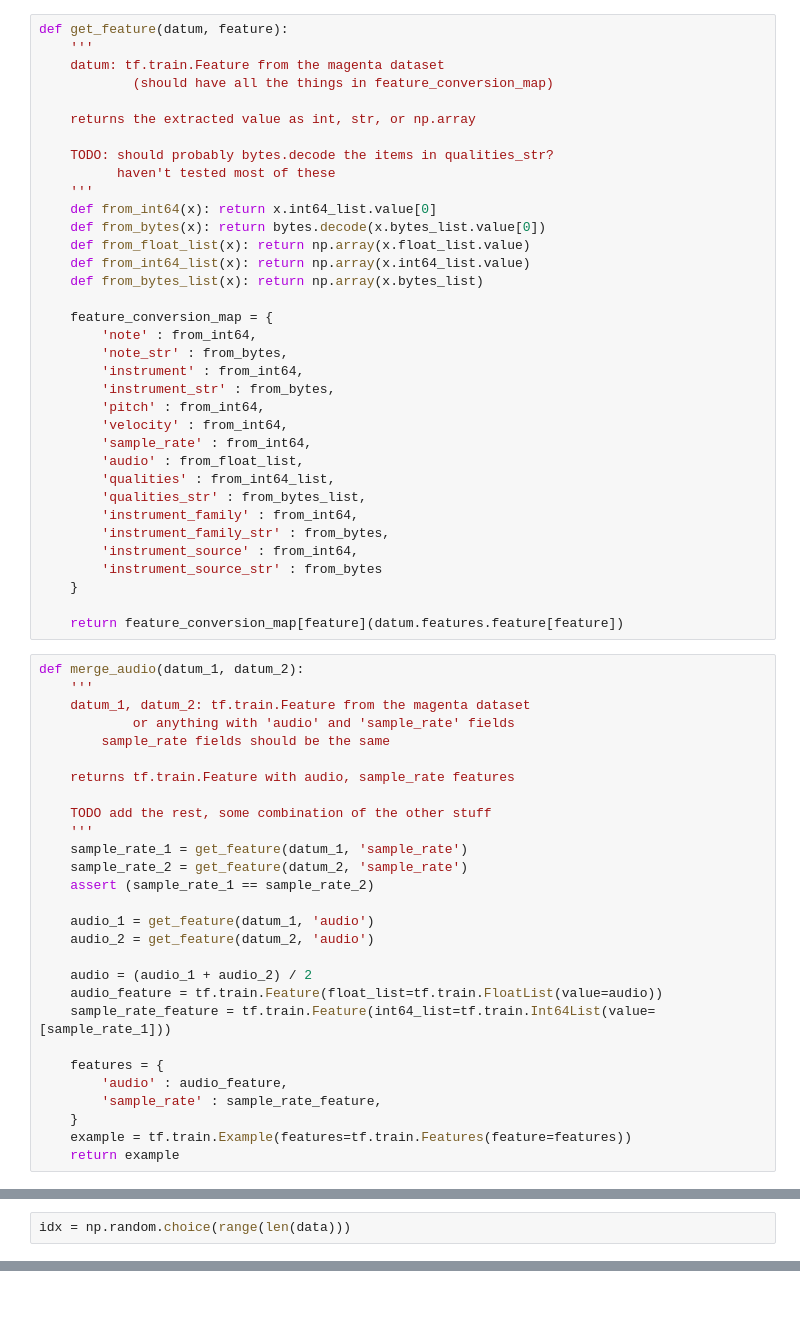
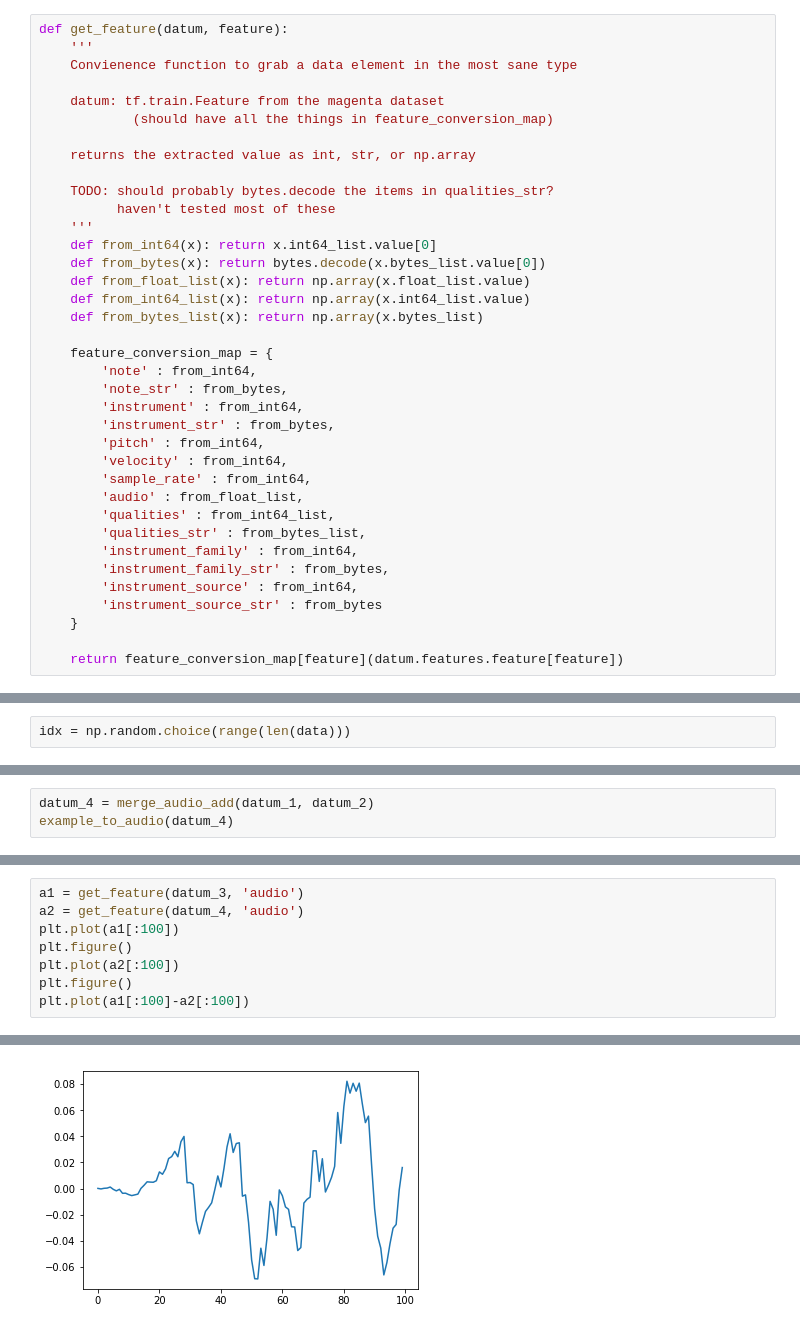
Before and after one commit to CCCharlesChan/CS230Music, a Jupyter notebook: Audio combinations.ipynb, the cells around one changed output, grey strips where cells are left out. Saved outputs shown, nothing was run; the diff lists cells and outputs as text; blank space fills up the shorter version.

```diff
--- a/Audio combinations.ipynb
+++ b/Audio combinations.ipynb
@@ -84,6 +89,8 @@ def example_to_audio(example):
 # %%
 def get_feature(datum, feature):
     '''
+    Convienence function to grab a data element in the most sane type
+
     datum: tf.train.Feature from the magenta dataset
             (should have all the things in feature_conversion_map)
 
@@ -116,31 +123,3 @@ def get_feature(datum, feature):
     }
 
     return feature_conversion_map[feature](datum.features.feature[feature])
-# %%
-def merge_audio(datum_1, datum_2):
-    '''
-    datum_1, datum_2: tf.train.Feature from the magenta dataset
-            or anything with 'audio' and 'sample_rate' fields
-        sample_rate fields should be the same
-
-    returns tf.train.Feature with audio, sample_rate features
-
-    TODO add the rest, some combination of the other stuff
-    '''
-    sample_rate_1 = get_feature(datum_1, 'sample_rate')
-    sample_rate_2 = get_feature(datum_2, 'sample_rate')
-    assert (sample_rate_1 == sample_rate_2)
-
-    audio_1 = get_feature(datum_1, 'audio')
-    audio_2 = get_feature(datum_2, 'audio')
-
-    audio = (audio_1 + audio_2) / 2
-    audio_feature = tf.train.Feature(float_list=tf.train.FloatList(value=audio))
-    sample_rate_feature = tf.train.Feature(int64_list=tf.train.Int64List(value=[sample_rate_1]))
-
-    features = {
-        'audio' : audio_feature,
-        'sample_rate' : sample_rate_feature,
-    }
-    example = tf.train.Example(features=tf.train.Features(feature=features))
-    return example
@@ -168,3 +190,6 @@ datum_3 = merge_audio(datum_1, datum_2)
 example_to_audio(datum_3)
 # %% [output]
 [interactive output not drawn]
+# %%
+datum_4 = merge_audio_add(datum_1, datum_2)
+example_to_audio(datum_4)
@@ -170,0 +201,9 @@ example_to_audio(datum_3)
+# %%
+a1 = get_feature(datum_3, 'audio')
+a2 = get_feature(datum_4, 'audio')
+plt.plot(a1[:100])
+plt.figure()
+plt.plot(a2[:100])
+plt.figure()
+plt.plot(a1[:100]-a2[:100])
+# %% [output]
@@ -170,0 +211 @@ example_to_audio(datum_3)
+[figure, added]
```
Also changed, not shown: parts of 12 cells of this notebook.
